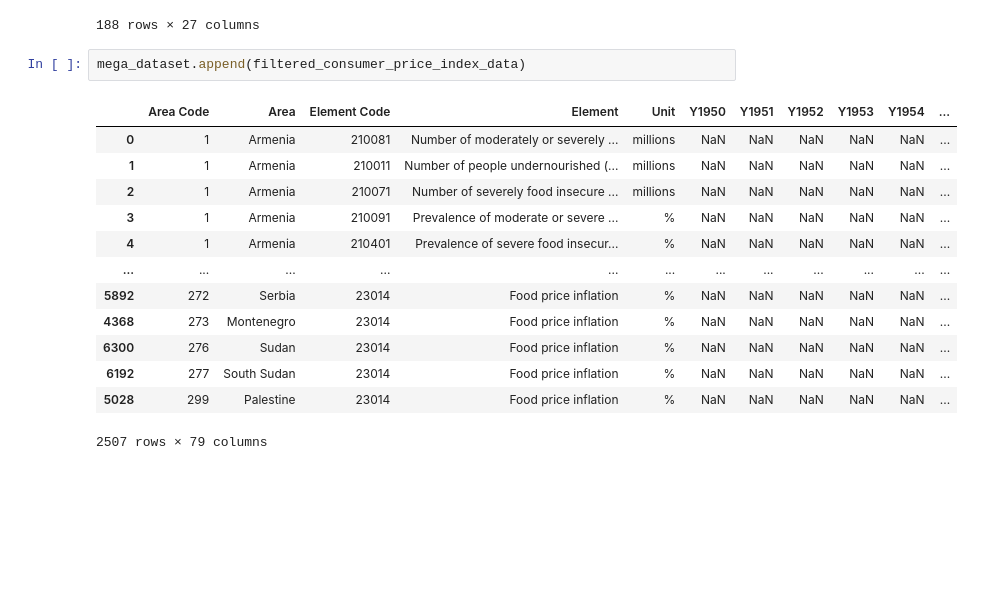
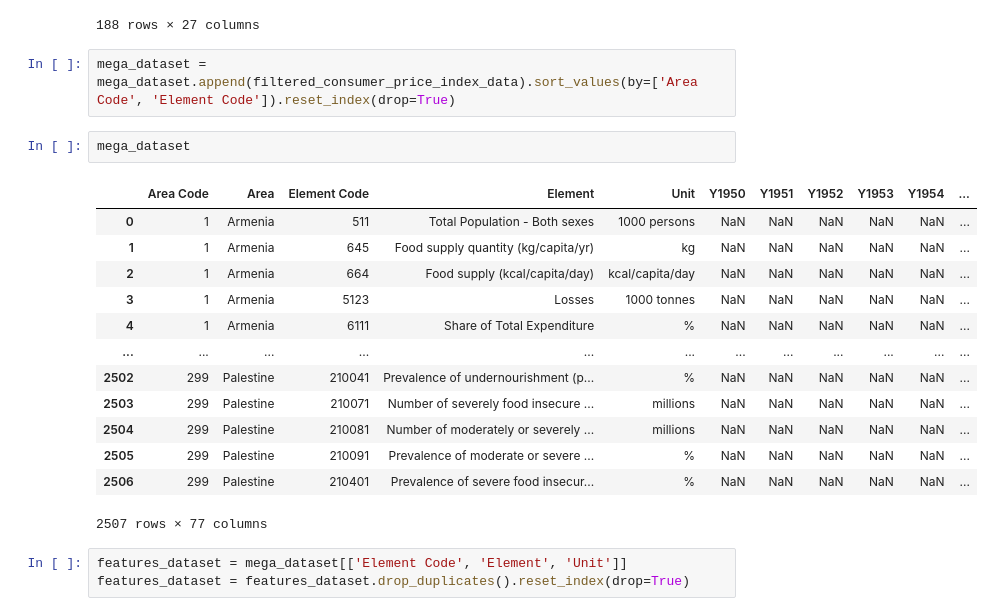
Before and after one commit to nitinjain96/food-security, a Jupyter notebook: exp/Exp003_working_towards_creating_mega_dataset.ipynb, the cells around one changed output. Saved outputs shown, nothing was run; the diff lists cells and outputs as text; blank space fills up the shorter version.

```diff
--- a/exp/Exp003_working_towards_creating_mega_dataset.ipynb
+++ b/exp/Exp003_working_towards_creating_mega_dataset.ipynb
@@ -306,18 +306,23 @@ filtered_consumer_price_index_data
 | 5028 | 299 | Palestine | 23014 | Food price inflation | % | NaN | -2.405526 | 3.747190 | 1.348423 | 6.137642 | ... |
 188 rows × 27 columns
 # %%
-mega_dataset.append(filtered_consumer_price_index_data)
+mega_dataset = mega_dataset.append(filtered_consumer_price_index_data).sort_values(by=['Area Code', 'Element Code']).reset_index(drop=True)
-# %% [output]
-|  | Area Code | Area | Element Code | Element | Unit | Y1950 | Y1951 | Y1952 | Y1953 | Y1954 | ... |
-| 0 | 1 | Armenia | 210081 | Number of moderately or severely ... | millions | NaN | NaN | NaN | NaN | NaN | ... |
-| 1 | 1 | Armenia | 210011 | Number of people undernourished (... | millions | NaN | NaN | NaN | NaN | NaN | ... |
-| 2 | 1 | Armenia | 210071 | Number of severely food insecure ... | millions | NaN | NaN | NaN | NaN | NaN | ... |
-| 3 | 1 | Armenia | 210091 | Prevalence of moderate or severe ... | % | NaN | NaN | NaN | NaN | NaN | ... |
-| 4 | 1 | Armenia | 210401 | Prevalence of severe food insecur... | % | NaN | NaN | NaN | NaN | NaN | ... |
-| ... | ... | ... | ... | ... | ... | ... | ... | ... | ... | ... | ... |
-| 5892 | 272 | Serbia | 23014 | Food price inflation | % | NaN | NaN | NaN | NaN | NaN | ... |
-| 4368 | 273 | Montenegro | 23014 | Food price inflation | % | NaN | NaN | NaN | NaN | NaN | ... |
-| 6300 | 276 | Sudan | 23014 | Food price inflation | % | NaN | NaN | NaN | NaN | NaN | ... |
-| 6192 | 277 | South Sudan | 23014 | Food price inflation | % | NaN | NaN | NaN | NaN | NaN | ... |
-| 5028 | 299 | Palestine | 23014 | Food price inflation | % | NaN | NaN | NaN | NaN | NaN | ... |
-2507 rows × 79 columns
+# %%
+mega_dataset
+# %% [output]
+|  | Area Code | Area | Element Code | Element | Unit | Y1950 | Y1951 | Y1952 | Y1953 | Y1954 | ... |
+| 0 | 1 | Armenia | 511 | Total Population - Both sexes | 1000 persons | NaN | NaN | NaN | NaN | NaN | ... |
+| 1 | 1 | Armenia | 645 | Food supply quantity (kg/capita/yr) | kg | NaN | NaN | NaN | NaN | NaN | ... |
+| 2 | 1 | Armenia | 664 | Food supply (kcal/capita/day) | kcal/capita/day | NaN | NaN | NaN | NaN | NaN | ... |
+| 3 | 1 | Armenia | 5123 | Losses | 1000 tonnes | NaN | NaN | NaN | NaN | NaN | ... |
+| 4 | 1 | Armenia | 6111 | Share of Total Expenditure | % | NaN | NaN | NaN | NaN | NaN | ... |
+| ... | ... | ... | ... | ... | ... | ... | ... | ... | ... | ... | ... |
+| 2502 | 299 | Palestine | 210041 | Prevalence of undernourishment (p... | % | NaN | NaN | NaN | NaN | NaN | ... |
+| 2503 | 299 | Palestine | 210071 | Number of severely food insecure ... | millions | NaN | NaN | NaN | NaN | NaN | ... |
+| 2504 | 299 | Palestine | 210081 | Number of moderately or severely ... | millions | NaN | NaN | NaN | NaN | NaN | ... |
+| 2505 | 299 | Palestine | 210091 | Prevalence of moderate or severe ... | % | NaN | NaN | NaN | NaN | NaN | ... |
+| 2506 | 299 | Palestine | 210401 | Prevalence of severe food insecur... | % | NaN | NaN | NaN | NaN | NaN | ... |
+2507 rows × 77 columns
+# %%
+features_dataset = mega_dataset[['Element Code', 'Element', 'Unit']]
+features_dataset = features_dataset.drop_duplicates().reset_index(drop=True)
```
Also changed, not shown: parts of 8 cells of this notebook.
